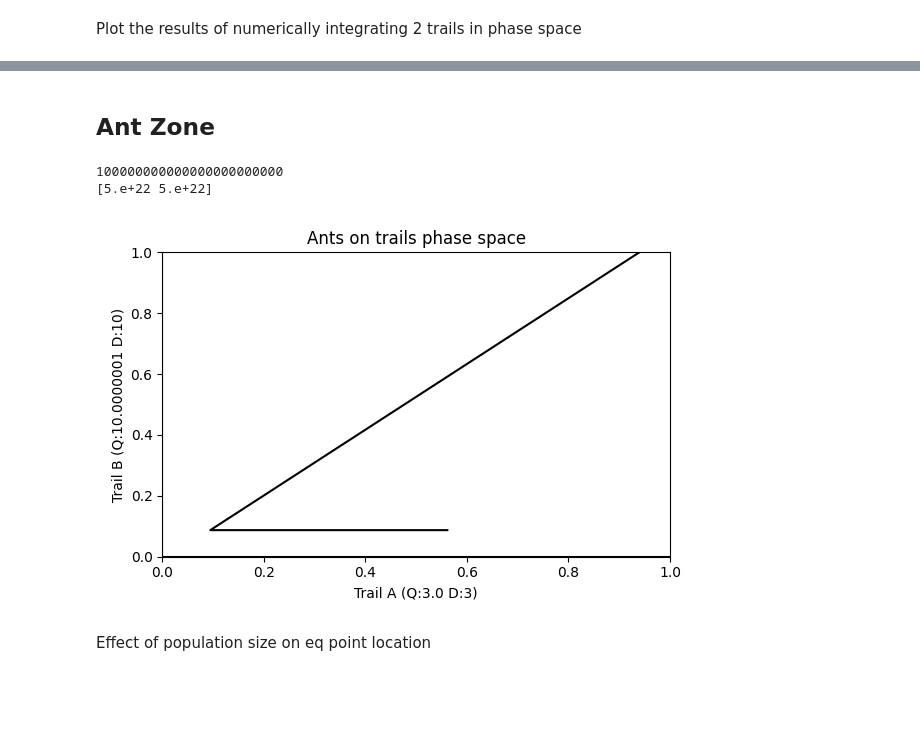
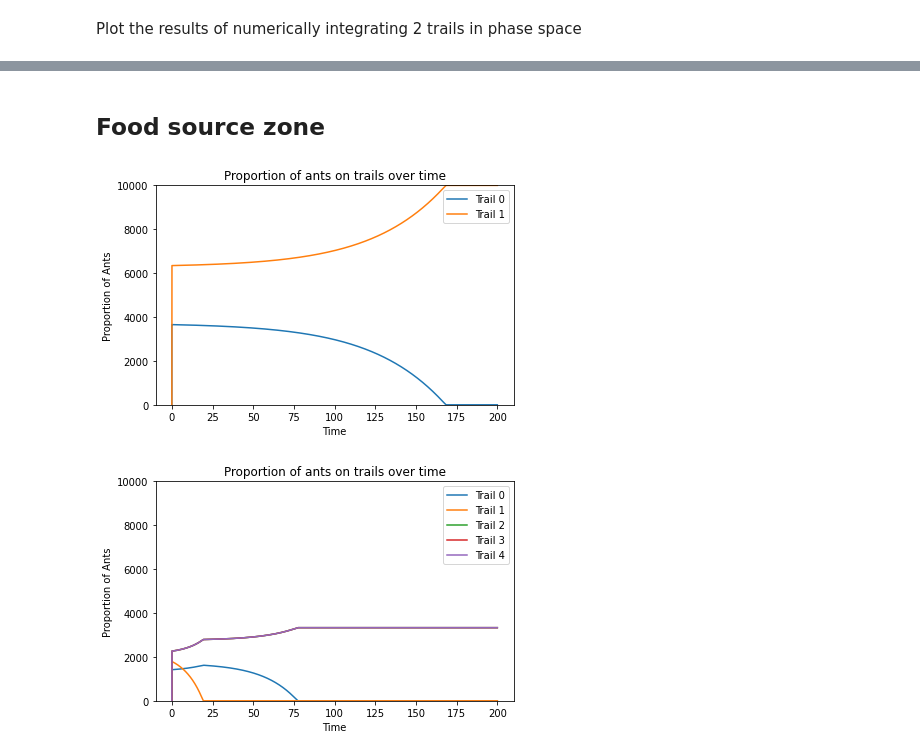
Before and after one commit to beelabhmc/AntForagingModel, a Jupyter notebook: Improved phase portaits.ipynb, the cells around one changed output, grey strips where cells are left out. Saved outputs shown, nothing was run; the diff lists cells and outputs as text; code cells hidden in the pictures; blank space fills up the shorter version.

```diff
--- a/Improved phase portaits.ipynb
+++ b/Improved phase portaits.ipynb
@@ -27,8 +29,8 @@ p    = {
 Default time to numerically integrate over
 # %%
 start = 0.0
-stop  = 3000
-step  = 0.005
+stop  = 1
+step  = 0.01
 tspan = np.arange(start, stop+step, step)
 # %% [markdown]
 Returns a system differential equations representing the change in number of ants on each trail
@@ -90,18 +92,18 @@ def plot_integrate(xs, Q, D, display=True, save=False):
     total_ants = np.zeros(len(xs[0]))
     for i in range(len(xs[0])):
         ax.plot(tspan, xs[:,i], label=f"Trail {i}")
-    ax.plot(tspan, np.sum(xs, axis=1), label="Total Ants on Trail", linestyle="dashed")
+    #ax.plot(tspan, np.sum(xs, axis=1), label="Total Ants on Trail", linestyle="dashed")
     #Find point at which we are using pretty much all the ants
     all_ants = 0
     for i in range(len(xs)):
         if np.sum(xs, axis=1)[i] > 0.99*N:
             all_ants = tspan[i]
             break
-    ax.axvline(x = all_ants, linestyle ="dashed")
+    #ax.axvline(x = all_ants, linestyle ="dashed")
     ax.legend()
     ax.set_xlabel("Time")
-    ax.set_ylabel("Ants")
-    ax.set_title("Number of ants on trails over time")
+    ax.set_ylabel("Proportion of Ants")
+    ax.set_title("Proportion of ants on trails over time")
     plt.ylim([0, N])
     if save:
         plt.savefig(f"Plots/Plot-{datetime.now().strftime('%d-%m-%Y-%H-%M-%S-%f')}.png")
@@ -206,22 +359,33 @@ plot_2dphase_norm(np.array([xs]), Q, D)
 # %% [markdown]
-## Ant Zone
+## Food source zone
 # %%
-%matplotlib widget
+p    = {
+    "alpha"  : 0.75,            # Per capita rate of spontaneous discoveries
+    "s"      : 3.5,             # Per capita rate of ant leaving trail per distance
+    "gamma1" : 0.1,             # Range of foraging scouts
+    "gamma2" : 0.021,           # Range of recruitment activity
+    "gamma3" : 0.021,           # Range of influence of pheromone
+    "K"      : 1,               # Inertial effects that may affect pheromones
+    "n1"     : 20,              # Individual ant's contribution to rate of recruitment (orig. eta1)
+    "n2"     : 20               # Pheromone strength of trail (originally eta2)
+}
 
-eq = find_eq_point(Q, D)
-print(eq)
-N = 1000
-xs_array = np.zeros((1, len(tspan), 2))
-#Integrate backwards to get separatrix
-sep = simulation(Q, D, tspan = np.flip(tspan), x0 = eq)
-xs_array[0] = sep
+start = 0.0
+stop  = 200
+step  = 0.001
+tspan = np.arange(start, stop+step, step)
 
-#plot_integrate(np.flip(sep, 0), Q, D)
-#plot_integrate(xs, Q, D)
-plot_2dphase_norm(xs_array, Q, D)
+N = 10000
+Q = np.array([10, 40.0])
+D = np.array([10.0, 30.0])
+
+plot_integrate(simulation(Q, D, tspan = tspan, x0 = np.empty(0)), Q, D)
+
+
+Q = np.array([10, 40, 15, 15, 15])
+D = np.array([10, 30, 20, 20, 30])
+
+plot_integrate(simulation(Q, D, tspan = tspan, x0 = np.empty(0)), Q, D)
 # %% [output]
-100000000000000000000000
-[5.e+22 5.e+22]
-[figure, old version]
+[figure, new version]
+[figure, added]
-# %% [markdown]
-Effect of population size on eq point location
```
Also changed, not shown: parts of 7 cells of this notebook, 1 other file.
